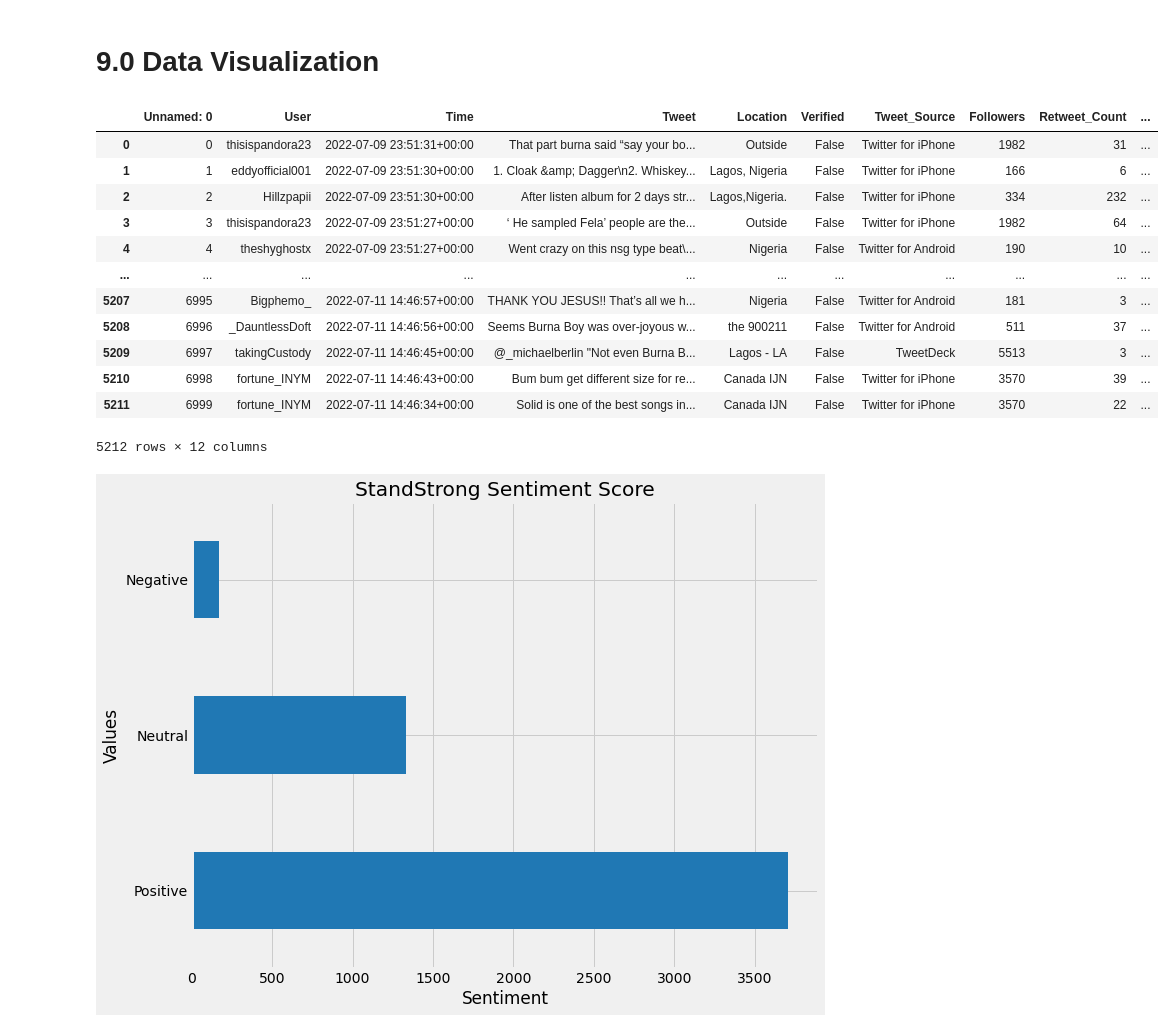
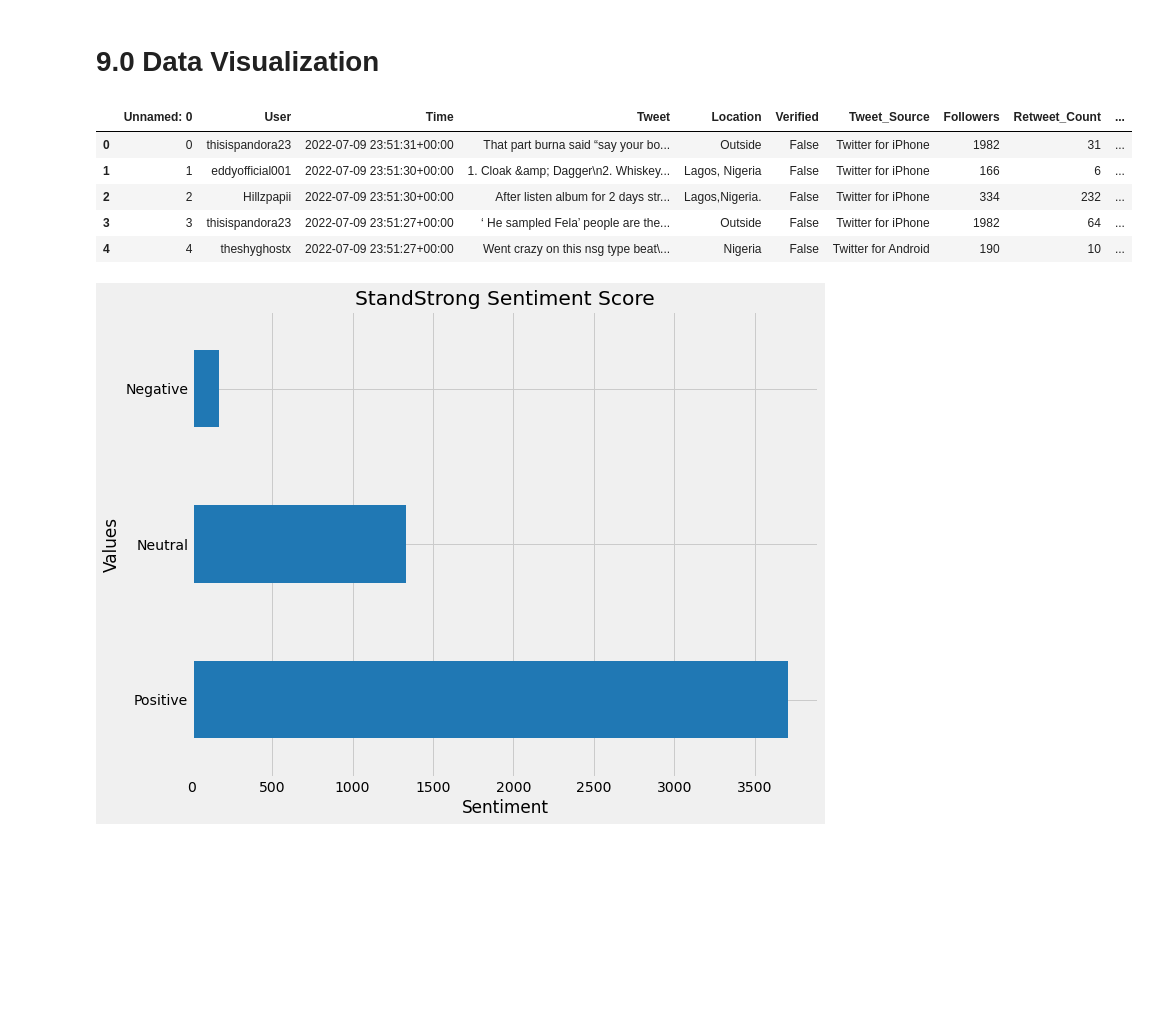
Before and after one commit to kiddojazz/Sentiment-Analysis-with-Tweety-Transformer, a Jupyter notebook: Tweepy & Transformer.ipynb, the cells around one changed output. Cells and saved outputs as stored; diff of their text form; code cells hidden in the pictures; blank space fills up the shorter version.

```diff
--- a/Tweepy & Transformer.ipynb
+++ b/Tweepy & Transformer.ipynb
@@ -526,22 +526,15 @@ Burna_Data_Damini.to_csv("LOVEDAMINI_Update.csv")
 # %% [markdown]
 # 9.0 Data Visualization
 # %%
-Burna_Data_Damini = pd.read_csv("LOVEDAMINI_Update.csv")
-Burna_Data_Damini
+Burna_Data_Damini = pd.read_csv(r"C:\Users\TemidayoOmoniyi\Documents\Python Scripts\Sentiment Analysis Using Tweep & Transformer\Love, Damini\LOVEDAMINI_Update.csv")
+Burna_Data_Damini.head()
 # %% [output]
 |  | Unnamed: 0 | User | Time | Tweet | Location | Verified | Tweet_Source | Followers | Retweet_Count | ... |
 | 0 | 0 | thisispandora23 | 2022-07-09 23:51:31+00:00 | That part burna said “say your bo... | Outside | False | Twitter for iPhone | 1982 | 31 | ... |
 | 1 | 1 | eddyofficial001 | 2022-07-09 23:51:30+00:00 | 1. Cloak &amp; Dagger\n2. Whiskey... | Lagos, Nigeria | False | Twitter for iPhone | 166 | 6 | ... |
 | 2 | 2 | Hillzpapii | 2022-07-09 23:51:30+00:00 | After listen album for 2 days str... | Lagos,Nigeria. | False | Twitter for iPhone | 334 | 232 | ... |
 | 3 | 3 | thisispandora23 | 2022-07-09 23:51:27+00:00 | ‘ He sampled Fela’ people are the... | Outside | False | Twitter for iPhone | 1982 | 64 | ... |
 | 4 | 4 | theshyghostx | 2022-07-09 23:51:27+00:00 | Went crazy on this nsg type beat\... | Nigeria | False | Twitter for Android | 190 | 10 | ... |
-| ... | ... | ... | ... | ... | ... | ... | ... | ... | ... | ... |
-| 5207 | 6995 | Bigphemo_ | 2022-07-11 14:46:57+00:00 | THANK YOU JESUS!! That’s all we h... | Nigeria | False | Twitter for Android | 181 | 3 | ... |
-| 5208 | 6996 | _DauntlessDoft | 2022-07-11 14:46:56+00:00 | Seems Burna Boy was over-joyous w... | the 900211 | False | Twitter for Android | 511 | 37 | ... |
-| 5209 | 6997 | takingCustody | 2022-07-11 14:46:45+00:00 | @_michaelberlin "Not even Burna B... | Lagos - LA | False | TweetDeck | 5513 | 3 | ... |
-| 5210 | 6998 | fortune_INYM | 2022-07-11 14:46:43+00:00 | Bum bum get different size for re... | Canada IJN | False | Twitter for iPhone | 3570 | 39 | ... |
-| 5211 | 6999 | fortune_INYM | 2022-07-11 14:46:34+00:00 | Solid is one of the best songs in... | Canada IJN | False | Twitter for iPhone | 3570 | 22 | ... |
-5212 rows × 12 columns
 # %%
 import seaborn as sns
 import warnings
```
Also changed, not shown: parts of 10 cells of this notebook, 2 other files.
